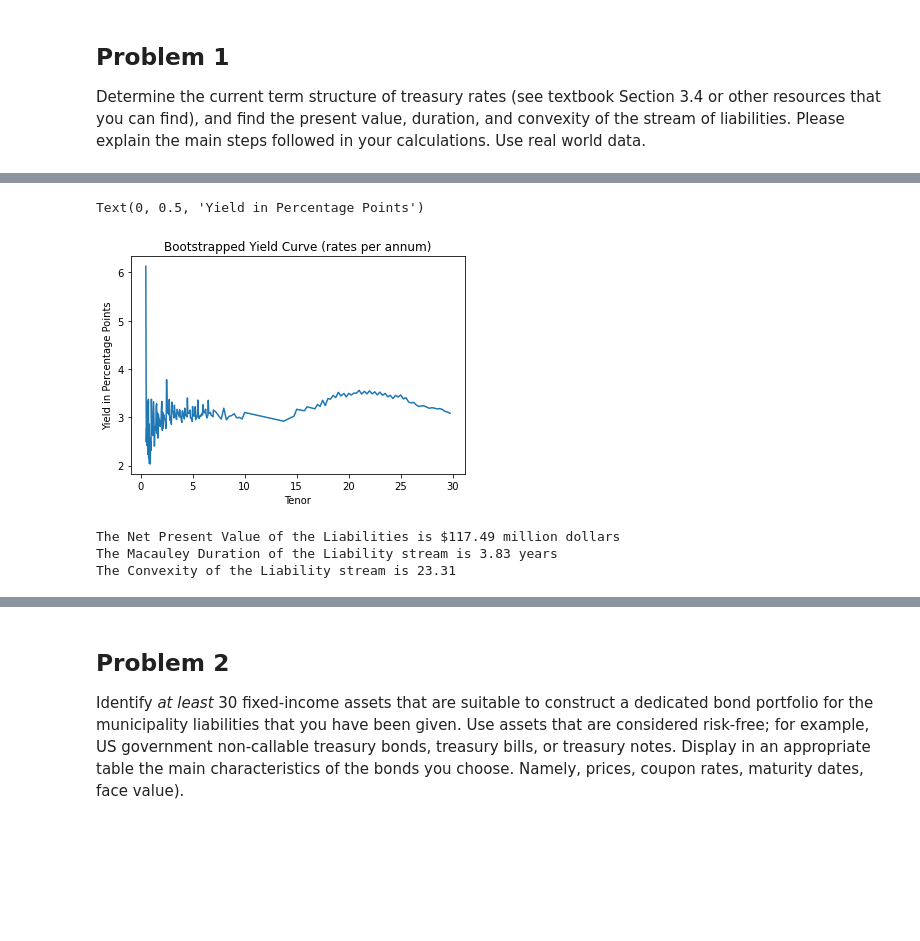
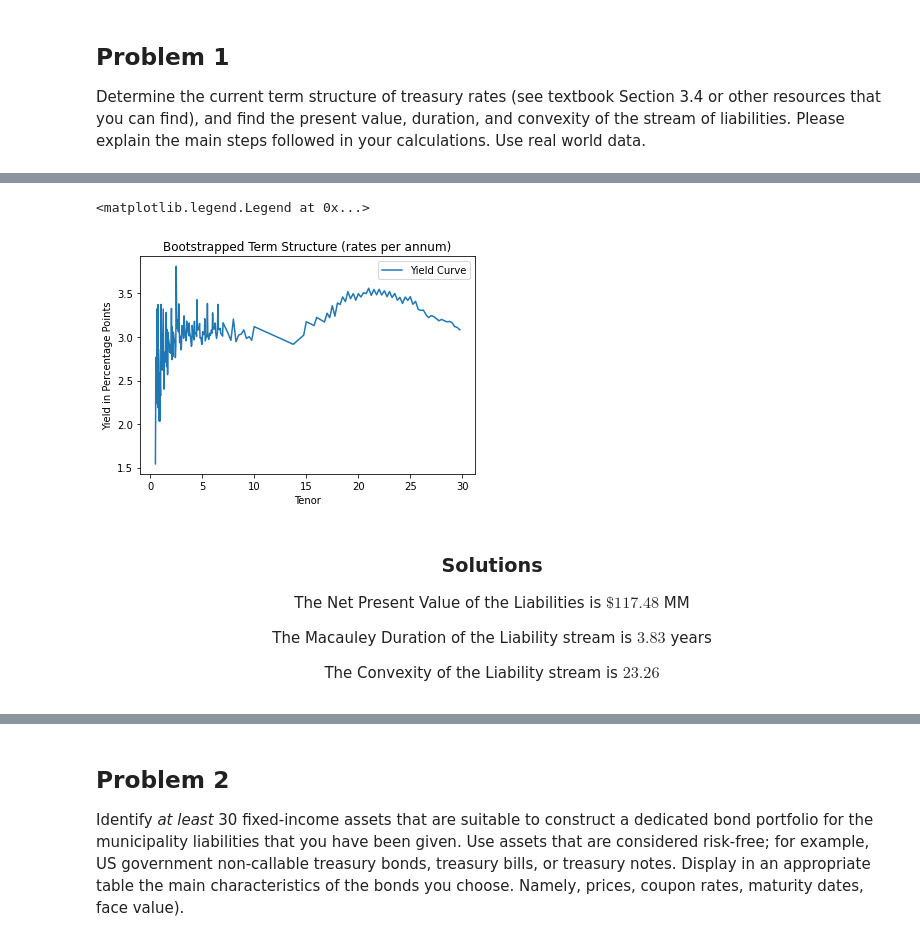
Before and after one commit to jdean53/finops_casestudy, a Jupyter notebook: bond_project.ipynb, the cells around one changed output, grey strips where cells are left out. Saved outputs shown, nothing was run; the diff lists cells and outputs as text; code cells hidden in the pictures; blank space fills up the shorter version.

```diff
--- a/bond_project.ipynb
+++ b/bond_project.ipynb
@@ -98,33 +128,54 @@ for bond_tenor in term_structure_df[term_structure_df['ttm']>=0.5].index:
 # %%
 '''
 plot yield curve
 ---
 plots yield curve in percentage points
 '''
 plt.plot(rates[0.5:] * 100)
-plt.title('Bootstrapped Yield Curve (rates per annum)')
+plt.title('Bootstrapped Term Structure (rates per annum)')
 plt.xlabel('Tenor')
 plt.ylabel('Yield in Percentage Points')
+plt.legend(['Yield Curve'])
 # %% [output]
-Text(0, 0.5, 'Yield in Percentage Points')
+<matplotlib.legend.Legend at 0x...>
-[figure, old version]
+[figure, new version]
 # %%
-# data_prompt = pd.read_excel('Table.xlsx', sheet_name='PromptUse', index_col = 'DateDue')
+'''
+Liability Stream Analysis
+---
+Calculates time to maturity (in years) of each obligation
+Calculates npv, duration, and convexity of liability stream
+Prints stats to markdown for viewing
+'''
 data_prompt['ttm'] = np.round((data_prompt.index - datetime.datetime.now()) / datetime.timedelta(days=365), round_to)
-
-r = []
-for ttm in data_prompt['ttm']:
-    r.append(rates[:ttm].iloc[-1,0])
+r = [rates[:ttm].iloc[-1,0] for ttm in data_prompt['ttm']]
 data_prompt['rates'] = r
 
 npv = sum([data_prompt.iloc[i,0]*np.exp((-1)*data_prompt.iloc[i,1]*data_prompt.iloc[i,2]) for i in range(len(data_prompt))])
 dur = sum([data_prompt.iloc[i,0]*data_prompt.iloc[i,1]*np.exp((-1) * (data_prompt.iloc[i,1]+1)*data_prompt.iloc[i,2]) for i in range(len(data_prompt))])
 con = sum([data_prompt.iloc[i,0]*data_prompt.iloc[i,1]*(data_prompt.iloc[i,1]+1)*np.exp((-1)*(data_prompt.iloc[i,1]+2)*data_prompt.iloc[i,2]) for i in range(len(data_prompt))])
 
-print('The Net Present Value of the Liabilities is ${:.2f} million dollars'.format(npv))
-print('The Macauley Duration of the Liability stream is {:.2f} years'.format(dur/npv))
-print('The Convexity of the Liability stream is {:.2f}'.format(con/npv))
+md('''
+<center>
+
+### Solutions
+
+The Net Present Value of the Liabilities is $\${:.2f}$ MM
+
+The Macauley Duration of the Liability stream is ${:.2f}$ years
+
+The Convexity of the Liability stream is ${:.2f}$
+
+
+'''.format(npv,dur/npv,con/npv))
 # %% [output]
-The Net Present Value of the Liabilities is $117.49 million dollars
-The Macauley Duration of the Liability stream is 3.83 years
-The Convexity of the Liability stream is 23.31
+
+<center>
+
+### Solutions
+
+The Net Present Value of the Liabilities is $\$117.48$ MM
+
+The Macauley Duration of the Liability stream is $3.83$ years
+
+The Convexity of the Liability stream is $23.26$
```
Also changed, not shown: parts of 16 cells of this notebook.
